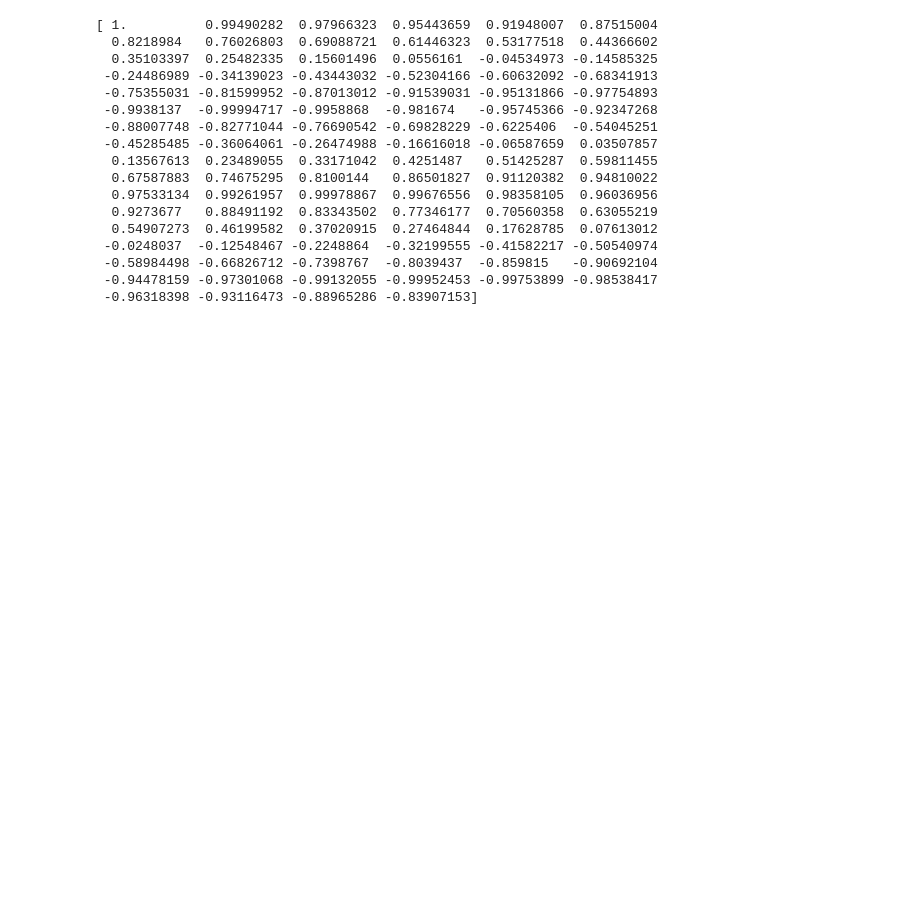
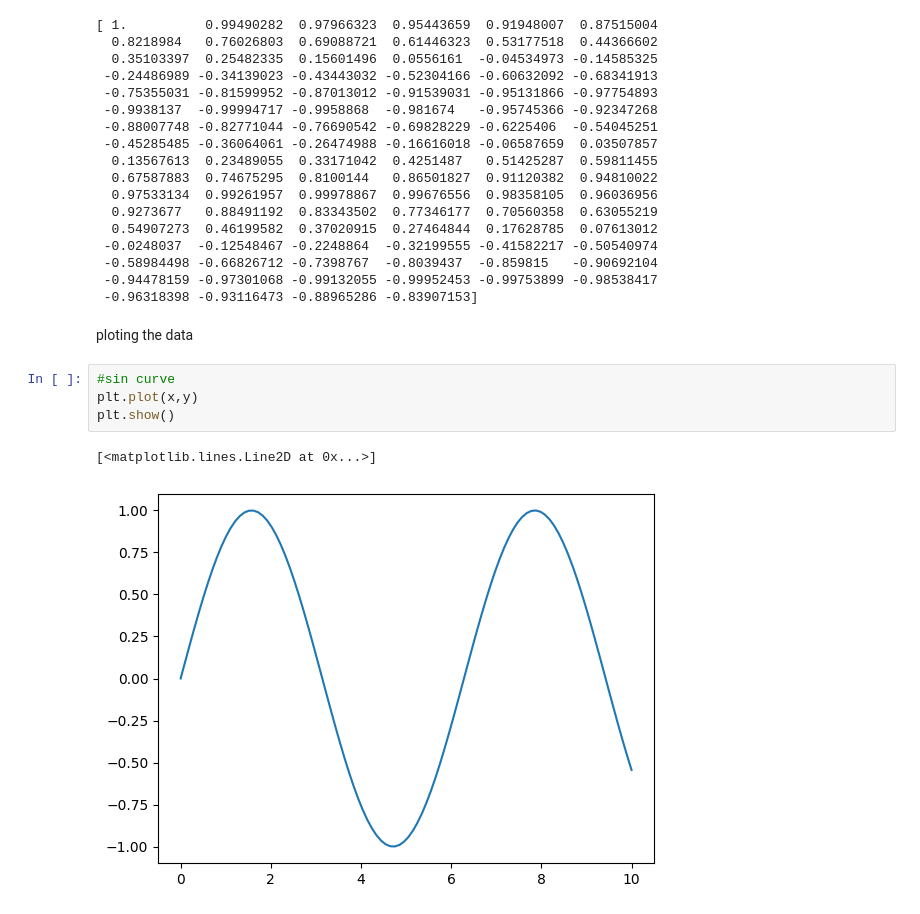
Before and after one commit to sushilsahoo06/Pytorch, a Jupyter notebook: Matplotib.ipynb, the cells around one changed output. Cells and saved outputs as stored; diff of their text form; blank space fills up the shorter version.

```diff
--- a/Matplotib.ipynb
+++ b/Matplotib.ipynb
@@ -71,3 +71,12 @@ print(z)
  -0.58984498 -0.66826712 -0.7398767  -0.8039437  -0.859815   -0.90692104
  -0.94478159 -0.97301068 -0.99132055 -0.99952453 -0.99753899 -0.98538417
  -0.96318398 -0.93116473 -0.88965286 -0.83907153]
+# %% [markdown]
+ploting the data
+# %%
+#sin curve
+plt.plot(x,y)
+plt.show()
+# %% [output]
+[<matplotlib.lines.Line2D at 0x...>]
+[figure, added]
```
Also changed, not shown: parts of 8 cells of this notebook.
